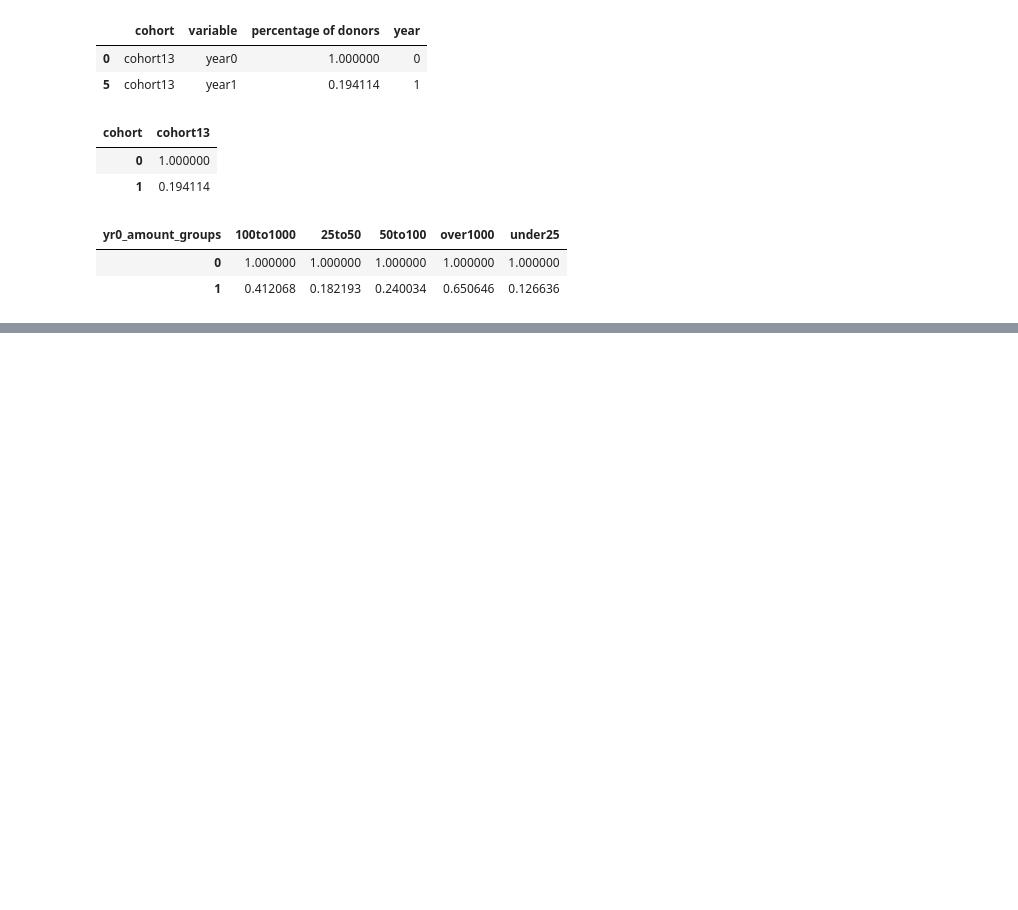
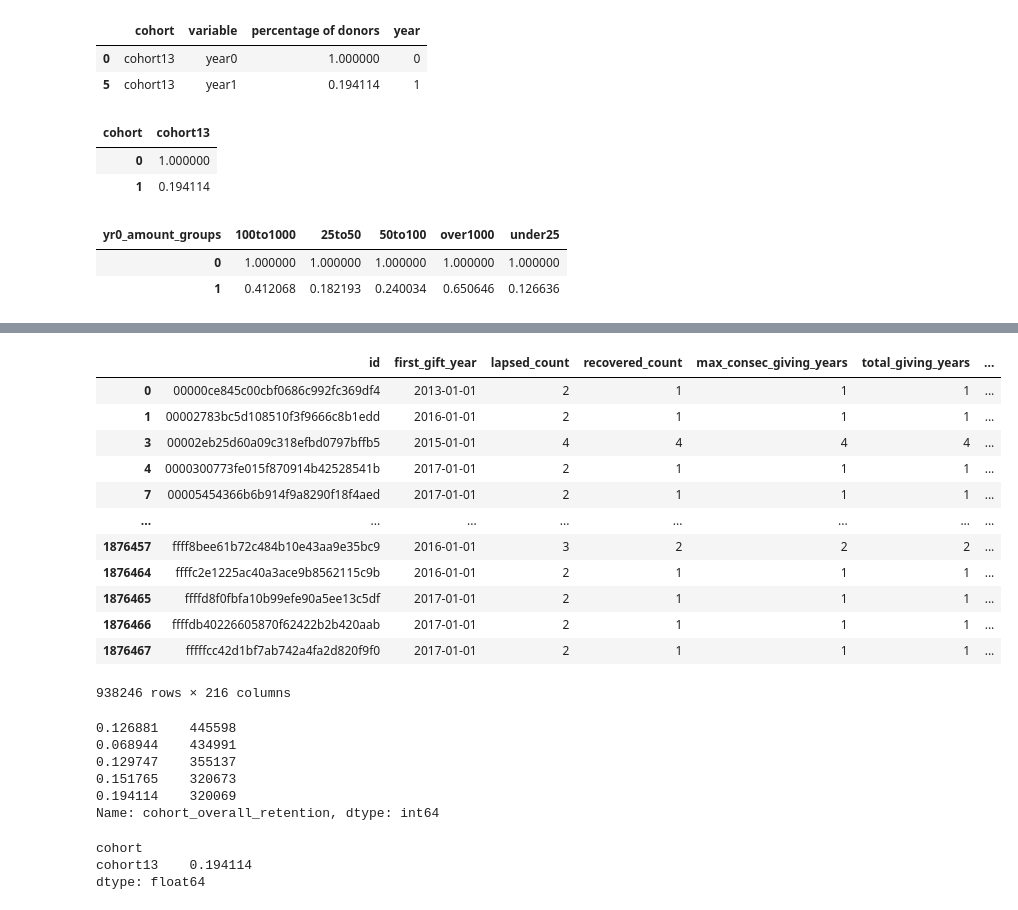
Before and after one commit to erinmarieanderson/donations_part_II, a Jupyter notebook: notebooks/21.ipynb, the cells around one changed output, grey strips where cells are left out. Saved outputs shown, nothing was run; the diff lists cells and outputs as text; code cells hidden in the pictures; blank space fills up the shorter version.

Commit message:
begin bucketing on year 0 amounts

```diff
--- a/notebooks/21.ipynb
+++ b/notebooks/21.ipynb
@@ -201,0 +455,16 @@ fig.show()
+# %%
+donations13to17.query('amount_yr0 >= 48.44')
+# %% [output]
+|  | id | first_gift_year | lapsed_count | recovered_count | max_consec_giving_years | total_giving_years | ... |
+| 0 | 00000ce845c00cbf0686c992fc369df4 | 2013-01-01 | 2 | 1 | 1 | 1 | ... |
+| 1 | 00002783bc5d108510f3f9666c8b1edd | 2016-01-01 | 2 | 1 | 1 | 1 | ... |
+| 3 | 00002eb25d60a09c318efbd0797bffb5 | 2015-01-01 | 4 | 4 | 4 | 4 | ... |
+| 4 | 0000300773fe015f870914b42528541b | 2017-01-01 | 2 | 1 | 1 | 1 | ... |
+| 7 | 00005454366b6b914f9a8290f18f4aed | 2017-01-01 | 2 | 1 | 1 | 1 | ... |
+| ... | ... | ... | ... | ... | ... | ... | ... |
+| 1876457 | ffff8bee61b72c484b10e43aa9e35bc9 | 2016-01-01 | 3 | 2 | 2 | 2 | ... |
+| 1876464 | ffffc2e1225ac40a3ace9b8562115c9b | 2016-01-01 | 2 | 1 | 1 | 1 | ... |
+| 1876465 | ffffd8f0fbfa10b99efe90a5ee13c5df | 2017-01-01 | 2 | 1 | 1 | 1 | ... |
+| 1876466 | ffffdb40226605870f62422b2b420aab | 2017-01-01 | 2 | 1 | 1 | 1 | ... |
+| 1876467 | fffffcc42d1bf7ab742a4fa2d820f9f0 | 2017-01-01 | 2 | 1 | 1 | 1 | ... |
+938246 rows × 216 columns
@@ -201,0 +489,15 @@ fig.show()
+# %%
+find.cohort_overall_retention.value_counts()
+# %% [output]
+0.126881    445598
+0.068944    434991
+0.129747    355137
+0.151765    320673
+0.194114    320069
+Name: cohort_overall_retention, dtype: int64
+# %%
+find.query('cohort == "cohort13"').groupby('cohort').sum()['yr1']/find.query('cohort == "cohort13"').groupby('cohort').sum()['yr0']
+# %% [output]
+cohort
+cohort13    0.194114
+dtype: float64
```
Also changed, not shown: parts of 36 cells of this notebook.
